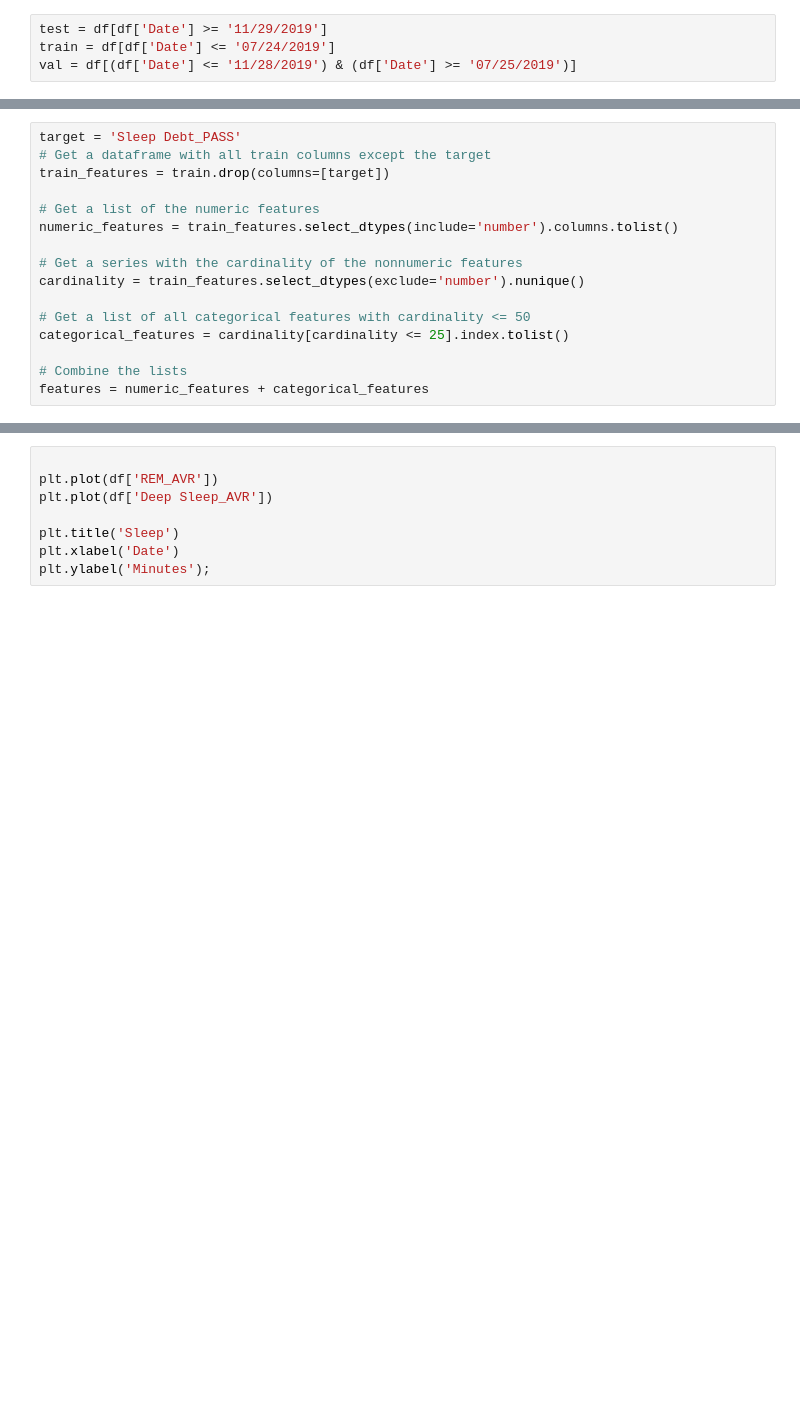
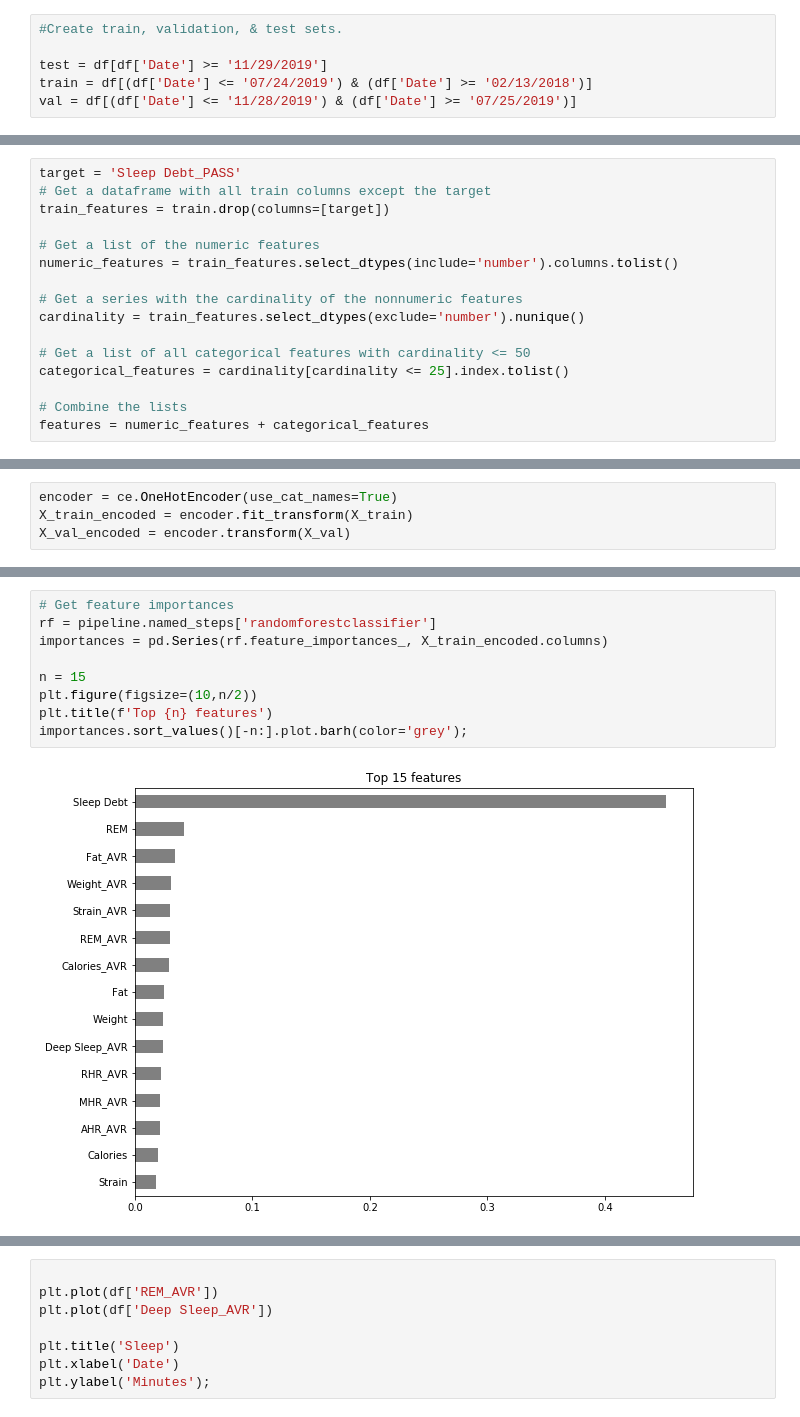
Before and after one commit to filchyboy/Personal_Health_Fitness, a Jupyter notebook: The_Daily.ipynb, the cells around one changed output, grey strips where cells are left out. Cells and saved outputs as stored; diff of their text form; blank space fills up the shorter version.

```diff
--- a/The_Daily.ipynb
+++ b/The_Daily.ipynb
@@ -126,6 +169,8 @@ for i in range(len(df)):
 # %%
+#Create train, validation, & test sets.
+
 test = df[df['Date'] >= '11/29/2019']
-train = df[df['Date'] <= '07/24/2019']
+train = df[(df['Date'] <= '07/24/2019') & (df['Date'] >= '02/13/2018')]
 val = df[(df['Date'] <= '11/28/2019') & (df['Date'] >= '07/25/2019')]
 # %%
 test.shape, train.shape, val.shape
@@ -204,0 +252,4 @@ list(X_train.columns.values)
+# %%
+encoder = ce.OneHotEncoder(use_cat_names=True)
+X_train_encoded = encoder.fit_transform(X_train)
+X_val_encoded = encoder.transform(X_val)
@@ -204,0 +328,11 @@ list(X_train.columns.values)
+# %%
+# Get feature importances
+rf = pipeline.named_steps['randomforestclassifier']
+importances = pd.Series(rf.feature_importances_, X_train_encoded.columns)
+
+n = 15
+plt.figure(figsize=(10,n/2))
+plt.title(f'Top {n} features')
+importances.sort_values()[-n:].plot.barh(color='grey');
+# %% [output]
+[figure, added]
```
Also changed, not shown: parts of 36 cells of this notebook.
